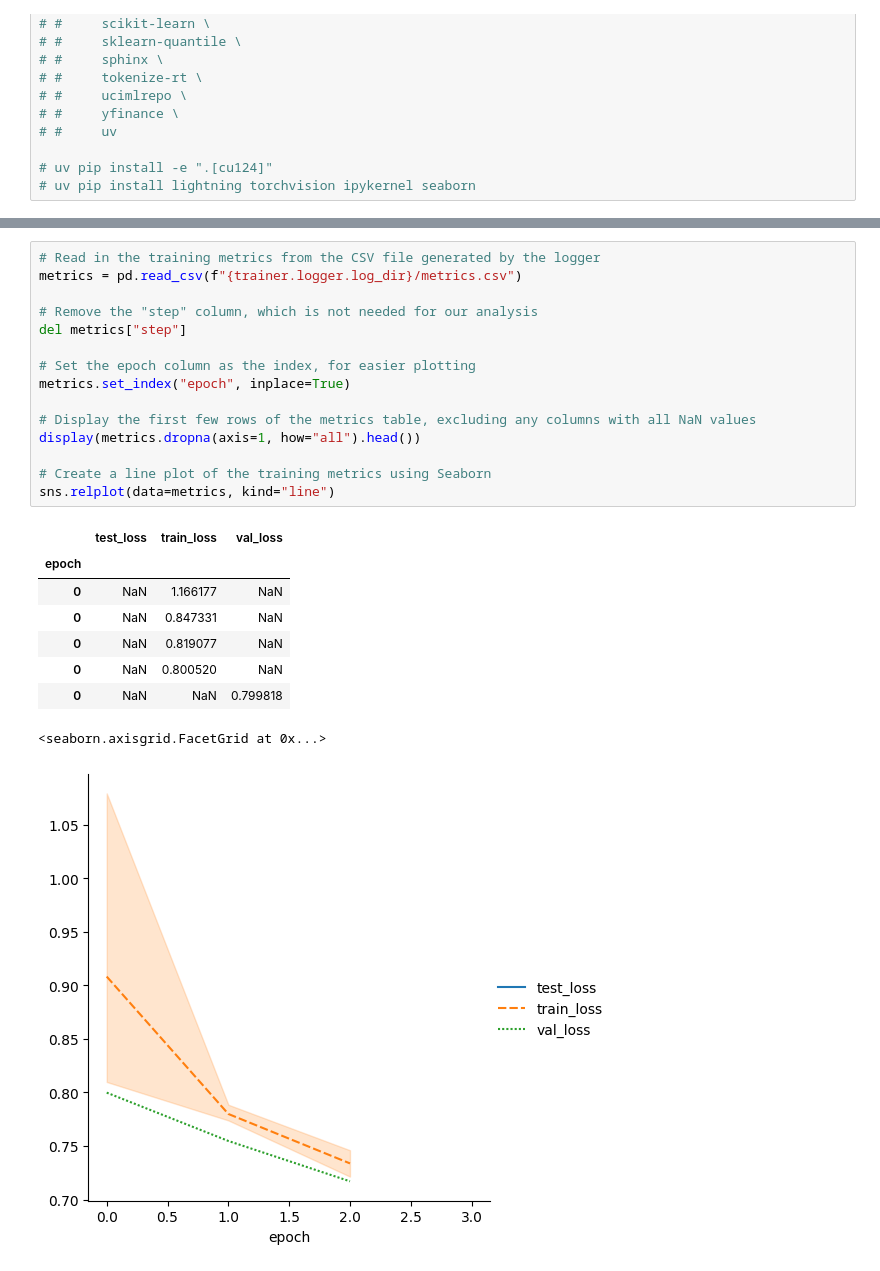
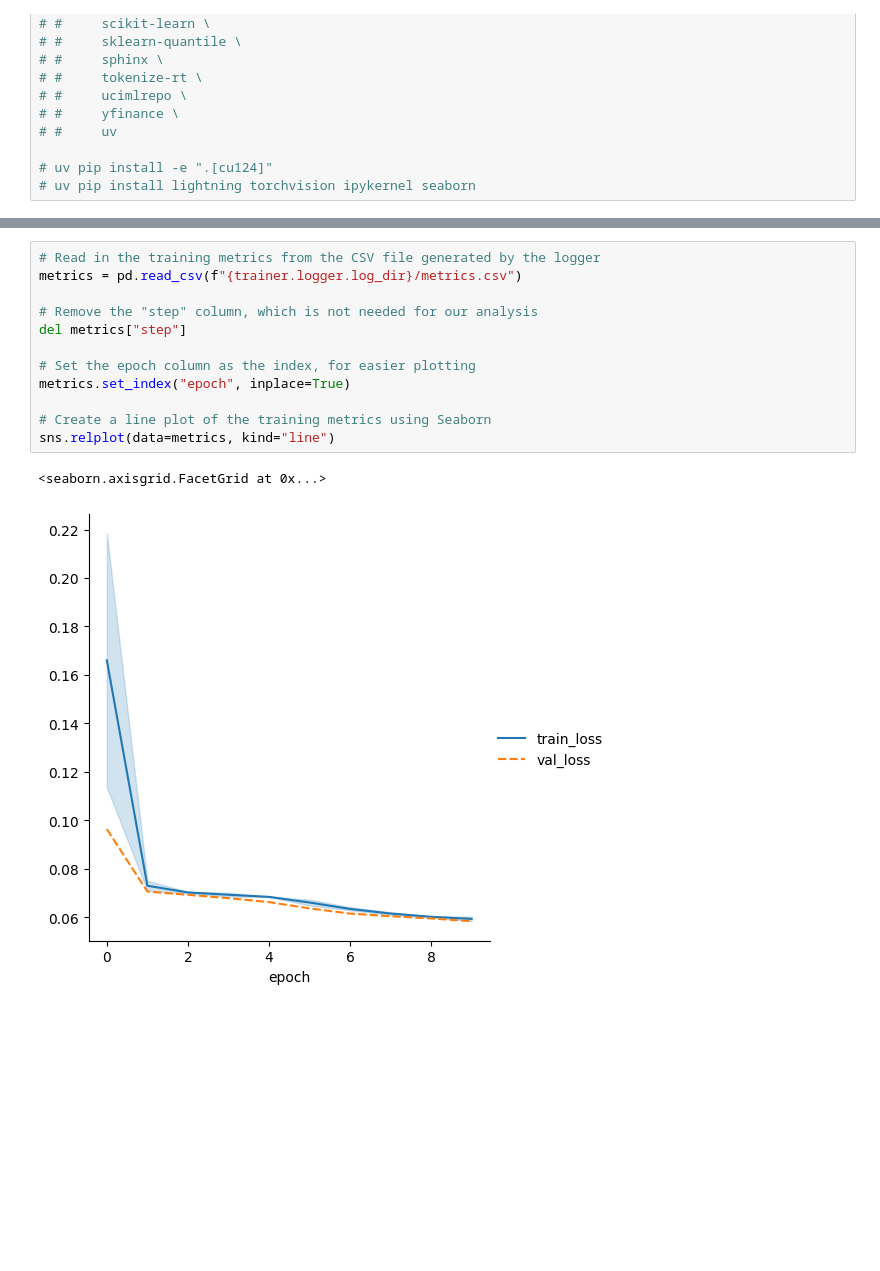
Before and after one commit to TY-Cheng/torchvinecopulib, a Jupyter notebook: examples/4_mnist.ipynb, the cells around one changed output, grey strips where cells are left out. Drawn from its saved outputs; the diff is of its cells as text; blank space fills up the shorter version.

```diff
--- a/examples/4_mnist.ipynb
+++ b/examples/4_mnist.ipynb
@@ -210,26 +234,16 @@ Loaded model weights from the checkpoint at /home/thibault/torchvinecopulib/exam
 # %%
 # Read in the training metrics from the CSV file generated by the logger
 metrics = pd.read_csv(f"{trainer.logger.log_dir}/metrics.csv")
 
 # Remove the "step" column, which is not needed for our analysis
 del metrics["step"]
 
 # Set the epoch column as the index, for easier plotting
 metrics.set_index("epoch", inplace=True)
 
-# Display the first few rows of the metrics table, excluding any columns with all NaN values
-display(metrics.dropna(axis=1, how="all").head())
-
 # Create a line plot of the training metrics using Seaborn
 sns.relplot(data=metrics, kind="line")
 # %% [output]
-|  | test_loss | train_loss | val_loss |
-| epoch |  |  |  |
-| 0 | NaN | 1.166177 | NaN |
-| 0 | NaN | 0.847331 | NaN |
-| 0 | NaN | 0.819077 | NaN |
-| 0 | NaN | 0.800520 | NaN |
-| 0 | NaN | NaN | 0.799818 |
 <seaborn.axisgrid.FacetGrid at 0x...>
-[figure, old version]
+[figure, new version]
 # %%
```
Also changed, not shown: parts of 20 cells of this notebook, 1 other file.
